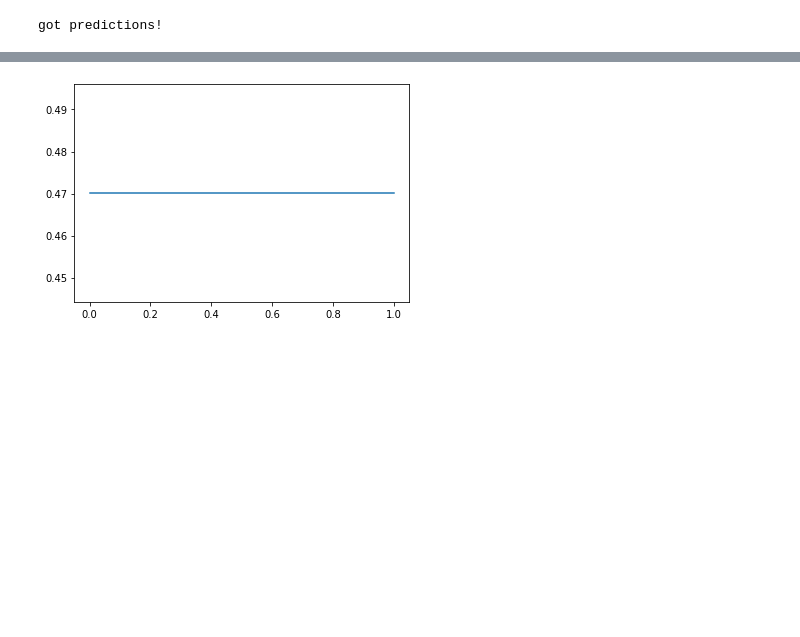
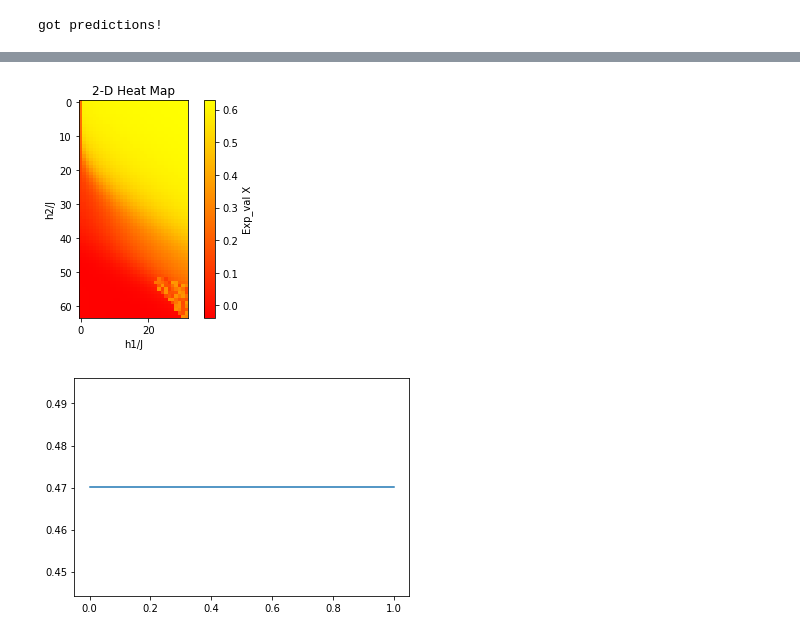
Before and after one commit to Jaybsoni/Quantum-Convolutional-Neural-Networks, a Jupyter notebook: qml/QCNN testing .ipynb, the cells around one changed output, grey strips where cells are left out. Cells and saved outputs as stored; diff of their text form; code cells hidden in the pictures; blank space fills up the shorter version.

```diff
--- a/qml/QCNN testing .ipynb
+++ b/qml/QCNN testing .ipynb
@@ -120,0 +140,3 @@ plt.show()
+# %%
+## heat_map for initial params (graph visualization) :
+initial_predictions = my_qcnn.forward(test_data, initial_params)
@@ -121,3 +150,19 @@ plt.show()
+# %%
+flipped_pred_mat = initial_predictions.reshape((64, 32), order='F')
+pred_mat = []
+for row_index in np.arange(len(flipped_pred_mat) - 1, -1, -1):
+    pred_mat.append(flipped_pred_mat[row_index])
+
+pred_mat = np.array(pred_mat)
+
+heat_map = plt.imshow(pred_mat, cmap = 'autumn', interpolation = 'nearest')
+plt.colorbar(heat_map, label="Exp_val X")
+plt.title( "2-D Heat Map" )
+plt.xlabel('h1/J')
+plt.ylabel('h2/J')
+plt.show()
+# %% [output]
+[figure, added]
 # %%
 ## Loss plot:
 x_axis = range(len(loss_lst))
```
Also changed, not shown: parts of 5 cells of this notebook, 2 other files.
